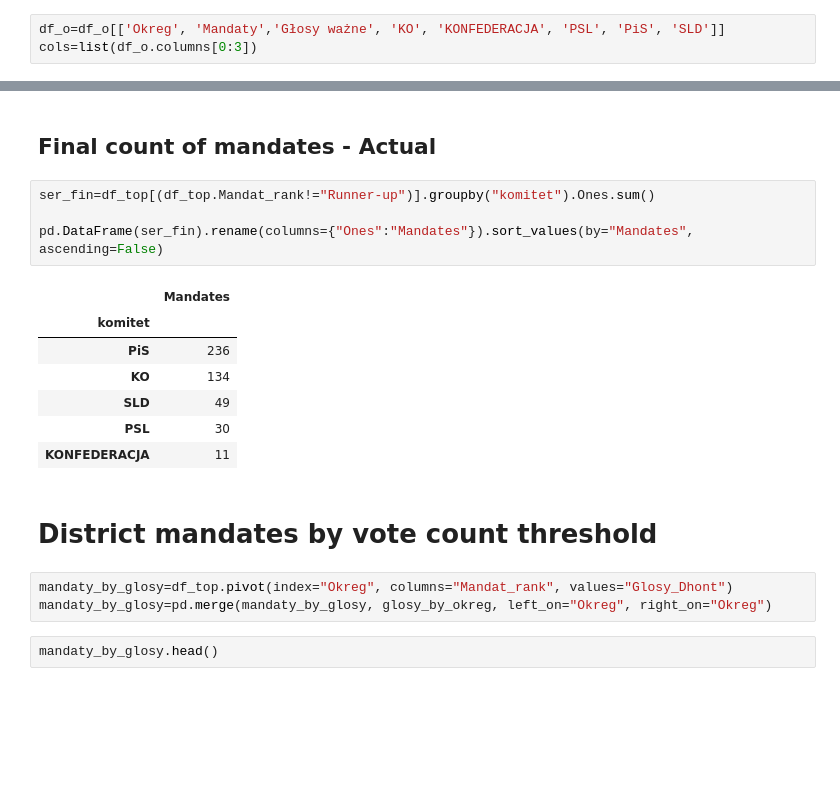
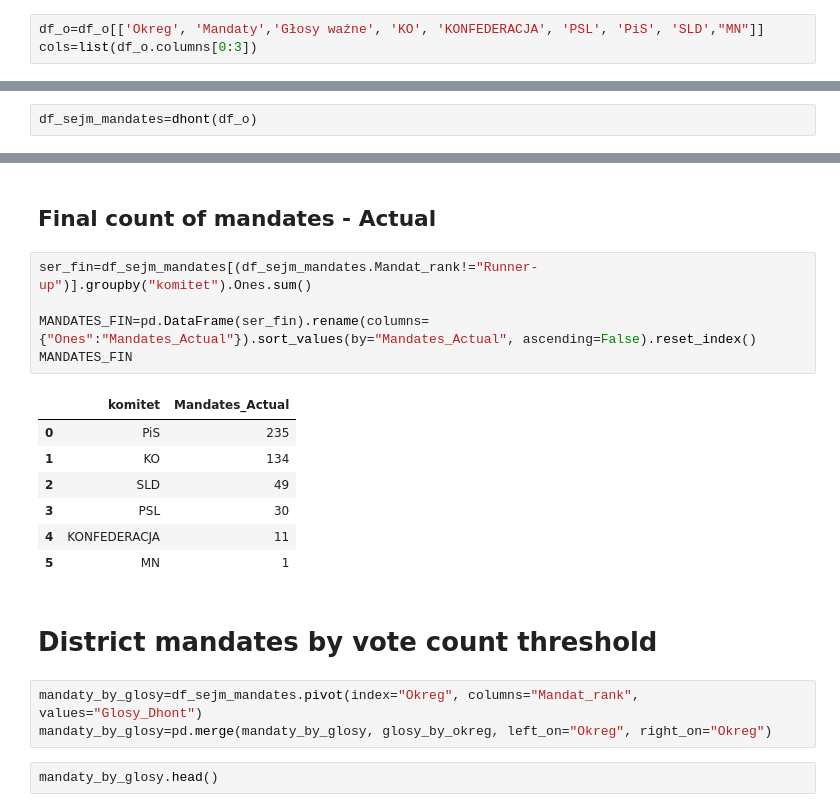
Before and after one commit to Jan-Majewski/Election_data, a Jupyter notebook: Analiza_wybory_vF.ipynb, the cells around one changed output, grey strips where cells are left out. Cells and saved outputs as stored; diff of their text form; blank space fills up the shorter version.

```diff
--- a/Analiza_wybory_vF.ipynb
+++ b/Analiza_wybory_vF.ipynb
@@ -121,7 +165,7 @@ okreg_map.head()
 # %%
 df_o=pd.merge(df_o, okreg_map, left_on="Okręg", right_on="Okreg")
 # %%
-df_o=df_o[['Okreg', 'Mandaty','Głosy ważne', 'KO', 'KONFEDERACJA', 'PSL', 'PiS', 'SLD']]
+df_o=df_o[['Okreg', 'Mandaty','Głosy ważne', 'KO', 'KONFEDERACJA', 'PSL', 'PiS', 'SLD',"MN"]]
 cols=list(df_o.columns[0:3])
 # %%
 df_o.head()
@@ -139 +179,3 @@ votes_ix= list(df_om.columns).index("Uzyskane_glosy")
+# %%
+df_sejm_mandates=dhont(df_o)
 # %%
@@ -241,21 +206,22 @@ mandaty_by_komitet.head()
 # %% [markdown]
 ## Final count of mandates - Actual
 # %%
-ser_fin=df_top[(df_top.Mandat_rank!="Runner-up")].groupby("komitet").Ones.sum()
+ser_fin=df_sejm_mandates[(df_sejm_mandates.Mandat_rank!="Runner-up")].groupby("komitet").Ones.sum()
 
-pd.DataFrame(ser_fin).rename(columns={"Ones":"Mandates"}).sort_values(by="Mandates", ascending=False)
+MANDATES_FIN=pd.DataFrame(ser_fin).rename(columns={"Ones":"Mandates_Actual"}).sort_values(by="Mandates_Actual", ascending=False).reset_index()
+MANDATES_FIN
 # %% [output]
-|  | Mandates |
-| komitet |  |
-| PiS | 236 |
-| KO | 134 |
-| SLD | 49 |
-| PSL | 30 |
-| KONFEDERACJA | 11 |
+|  | komitet | Mandates_Actual |
+| 0 | PiS | 235 |
+| 1 | KO | 134 |
+| 2 | SLD | 49 |
+| 3 | PSL | 30 |
+| 4 | KONFEDERACJA | 11 |
+| 5 | MN | 1 |
 # %% [markdown]
 # District mandates by vote count threshold
 # %%
-mandaty_by_glosy=df_top.pivot(index="Okreg", columns="Mandat_rank", values="Glosy_Dhont")
+mandaty_by_glosy=df_sejm_mandates.pivot(index="Okreg", columns="Mandat_rank", values="Glosy_Dhont")
 mandaty_by_glosy=pd.merge(mandaty_by_glosy, glosy_by_okreg, left_on="Okreg", right_on="Okreg")
 # %%
 mandaty_by_glosy.head()
```
Also changed, not shown: parts of 74 cells of this notebook.
